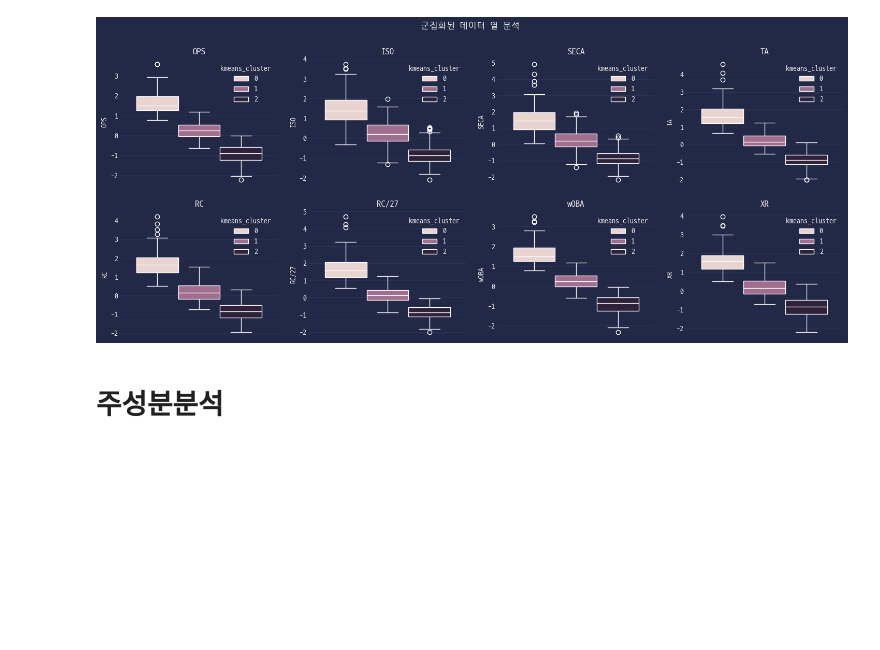
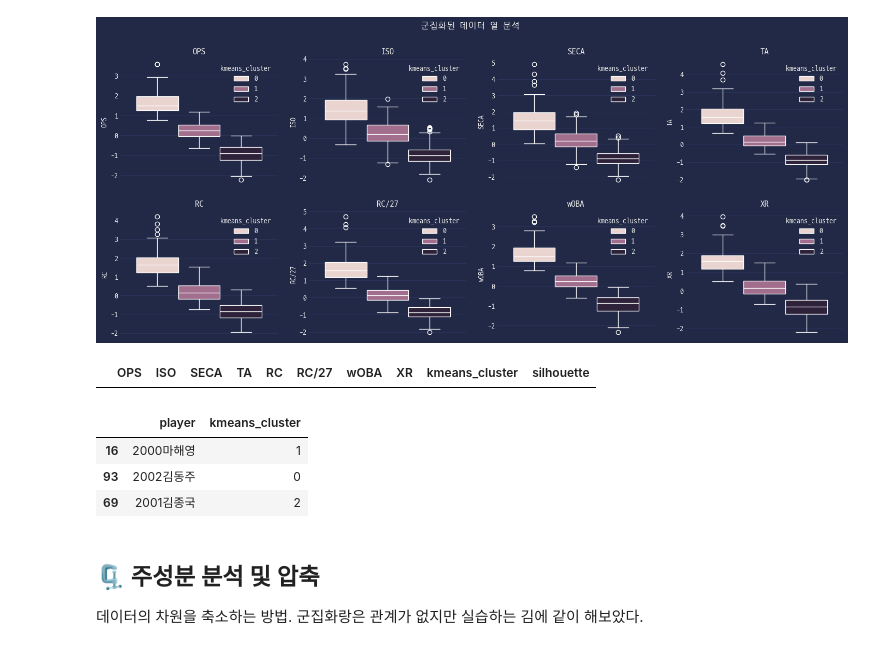
Before and after one commit to zer0ken/ms-ai-school, a Jupyter notebook: baseball/22_군집화_프로야구_실습.ipynb, the cells around one changed output. Cells and saved outputs as stored; diff of their text form; code cells hidden in the pictures; blank space fills up the shorter version.

```diff
--- a/baseball/22_군집화_프로야구_실습.ipynb
+++ b/baseball/22_군집화_프로야구_실습.ipynb
@@ -238,3 +237,6 @@ plt.show()
 [figure]
 # %%
 # 잘못 군집화 된 클러스터
+df.loc[df['silhouette'] < 0]
+# %% [output]
+|  | OPS | ISO | SECA | TA | RC | RC/27 | wOBA | XR | kmeans_cluster | silhouette |
@@ -243,3 +243,16 @@ plt.show()
-# %% [markdown]
-# 주성분분석
+# %%
+# 클러스터 별 중심 player
+df['player'] = y
+
+max_idx = df.groupby('kmeans_cluster')['silhouette'].rank()[:3]
+df.loc[max_idx, ['player', 'kmeans_cluster']]
+# %% [output]
+|  | player | kmeans_cluster |
+| 16 | 2000마해영 | 1 |
+| 93 | 2002김동주 | 0 |
+| 69 | 2001김종국 | 2 |
+# %% [markdown]
+## 🗜️ 주성분 분석 및 압축
+데이터의 차원을 축소하는 방법.
+군집화랑은 관계가 없지만 실습하는 김에 같이 해보았다.
 # %%
```
Also changed, not shown: parts of 13 cells of this notebook, 2 other files.
